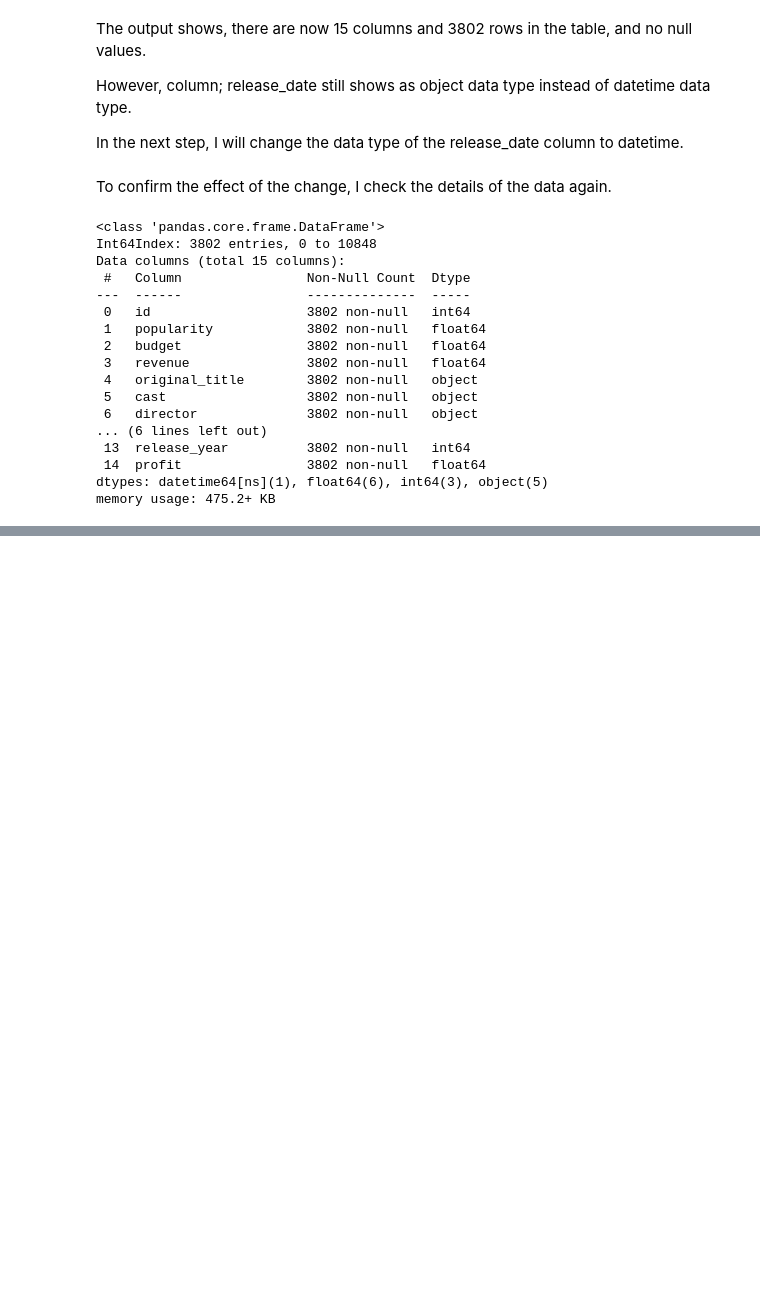
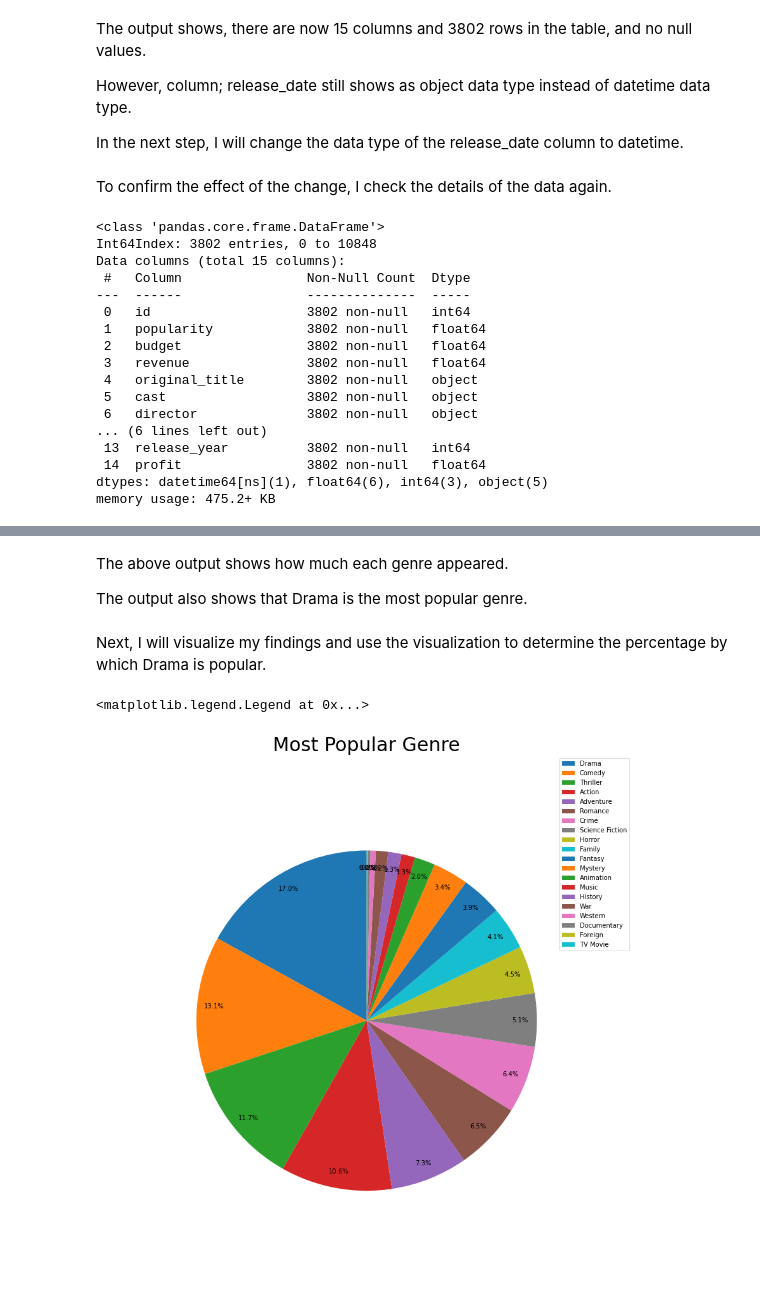
Before and after one commit to AbbaJibril/investigate-a-dataset, a Jupyter notebook: Investigate_a_Dataset.ipynb, the cells around one changed output, grey strips where cells are left out. Drawn from its saved outputs; the diff is of its cells as text; code cells hidden in the pictures; blank space fills up the shorter version.

```diff
--- a/Investigate_a_Dataset.ipynb
+++ b/Investigate_a_Dataset.ipynb
@@ -384,0 +432,10 @@ memory usage: 475.2+ KB
+# %%
+# a function that take two parameters: dataframe, and col_name(column name), and splits the contents separated by '|'
+def splitter (dataframe, col_name):
+    splitter = dataframe[col_name].str.cat(sep = '|')
+    splitter = pd.Series(splitter.split('|'))
+
+    #counts the total number of appearance of each value.
+    count = splitter.value_counts(ascending = False)
+    #returns the counts for each value
+    return count
@@ -384,0 +444,5 @@ memory usage: 475.2+ KB
+# %%
+#calls the splitter fuction on genres column from the df table and store the result in genres variable
+genres = splitter(df, 'genres')
+#prints genres
+genres
@@ -384,0 +467,21 @@ memory usage: 475.2+ KB
+# %% [markdown]
+<p>The above output shows how much each genre appeared.</p>
+<p>The output also shows that Drama is the most popular genre.</p>
+# %% [markdown]
+<p>Next, I will visualize my findings and use the visualization to determine the percentage by which Drama is popular.</p>
+# %%
+#plots a pie chart for genres variable declased earlier
+genres.plot(kind = 'pie', startangle=90, autopct='%1.1f%%', figsize = (15, 30), pctdistance=0.9, radius=0.8, labels = None)
+
+#adds title to the chart
+plt.title('Most Popular Genre', fontsize = 30)
+
+#removes axis labels from the chart
+plt.xlabel(None)
+plt.ylabel(None)
+
+#adds a lagend to the chart and puts it in the best location.
+plt.legend(genres.index, loc="best")
+# %% [output]
+<matplotlib.legend.Legend at 0x...>
+[figure, added]
```
Also changed, not shown: parts of 31 cells of this notebook.
